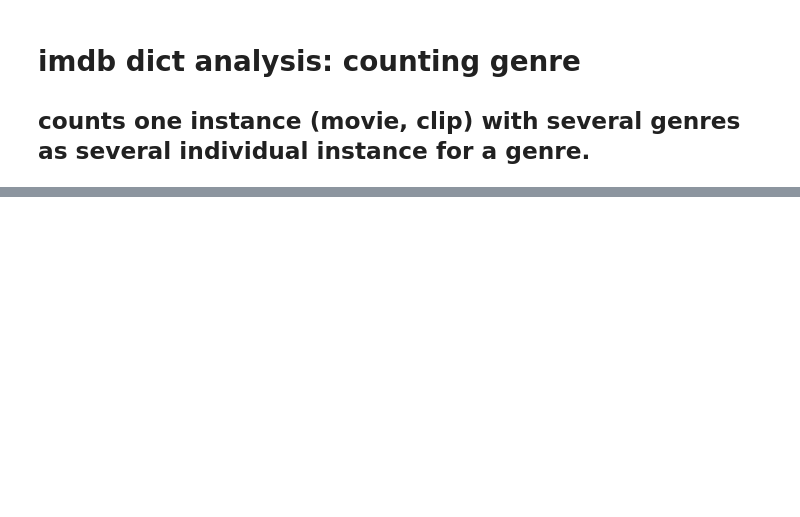
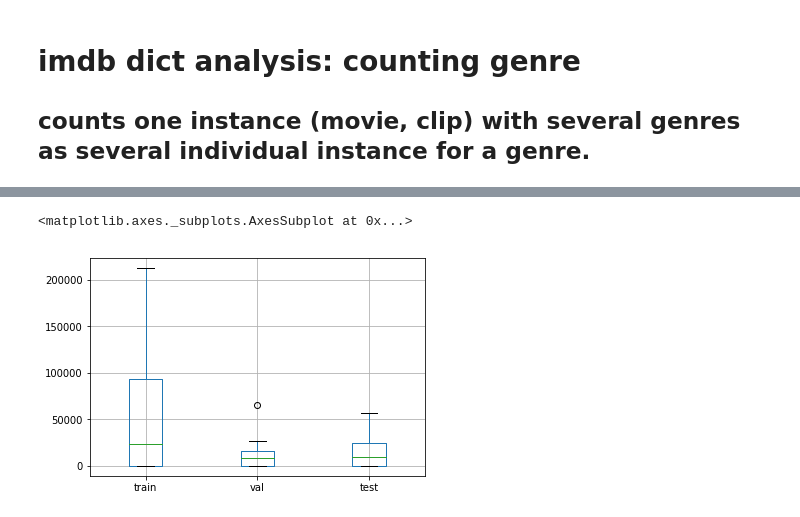
Before and after one commit to sonsus/imdb_genre_walkthru, a Jupyter notebook: analysis.ipynb, the cells around one changed output, grey strips where cells are left out. Saved outputs shown, nothing was run; the diff lists cells and outputs as text; code cells hidden in the pictures; blank space fills up the shorter version.

```diff
--- a/analysis.ipynb
+++ b/analysis.ipynb
@@ -52,3 +91,8 @@ result_df_dict["l_clip"]
+# %%
+result_df_dict["l_clip"].T.boxplot()
+# %% [output]
+<matplotlib.axes._subplots.AxesSubplot at 0x...>
+[figure, added]
 # %%
 result_df_dict["n_cl_movie"]
 # %% [output]
```
Also changed, not shown: parts of 34 cells of this notebook, 2 other files.
